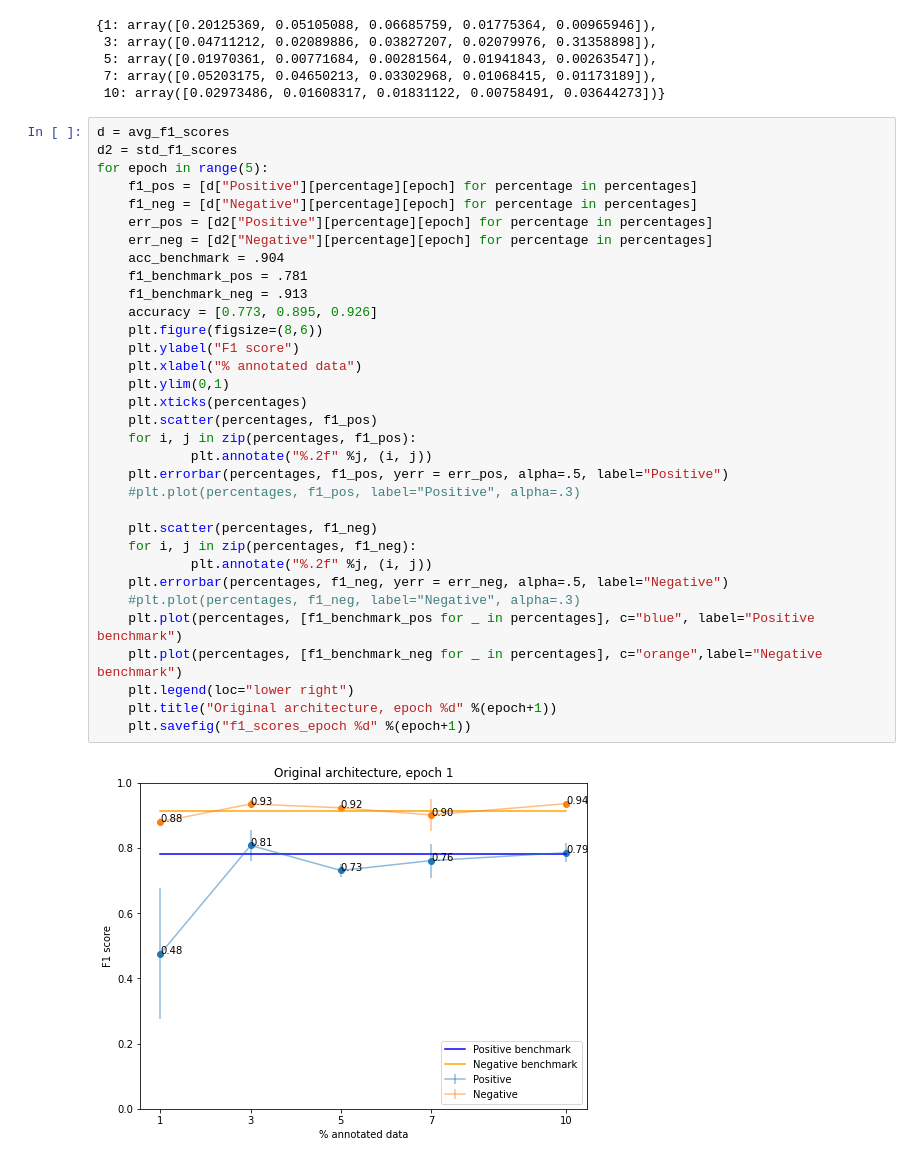
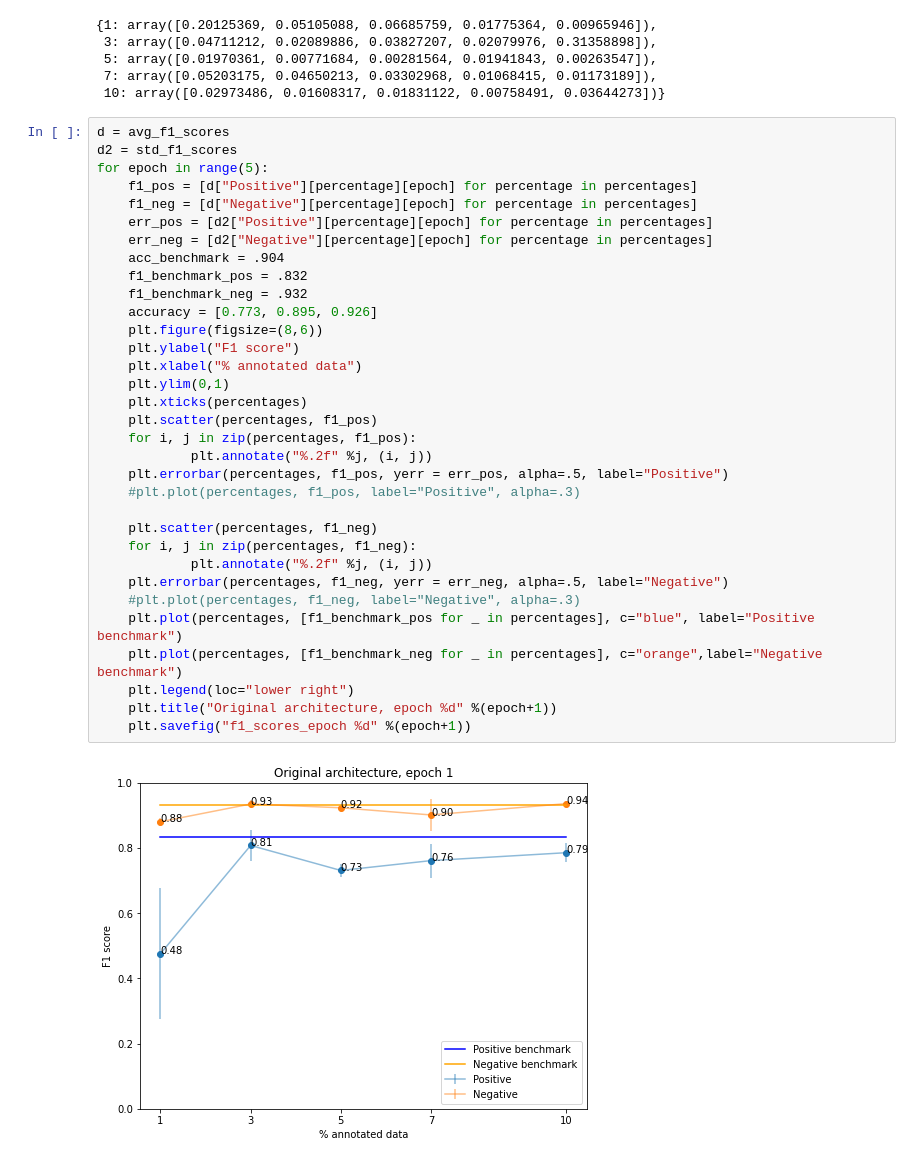
Before and after one commit to filippak/dd2430-sentiment-classification, a Jupyter notebook: plots/Final Plots (original architecture).ipynb, the cells around one changed output. Saved outputs shown, nothing was run; the diff lists cells and outputs as text.

```diff
--- a/plots/Final Plots (original architecture).ipynb
+++ b/plots/Final Plots (original architecture).ipynb
@@ -67,33 +67,33 @@ d = avg_f1_scores
 d2 = std_f1_scores
 for epoch in range(5):
     f1_pos = [d["Positive"][percentage][epoch] for percentage in percentages]
     f1_neg = [d["Negative"][percentage][epoch] for percentage in percentages]
     err_pos = [d2["Positive"][percentage][epoch] for percentage in percentages]
     err_neg = [d2["Negative"][percentage][epoch] for percentage in percentages]
     acc_benchmark = .904
-    f1_benchmark_pos = .781
-    f1_benchmark_neg = .913
+    f1_benchmark_pos = .832
+    f1_benchmark_neg = .932
     accuracy = [0.773, 0.895, 0.926]
     plt.figure(figsize=(8,6))
     plt.ylabel("F1 score")
     plt.xlabel("% annotated data")
     plt.ylim(0,1)
     plt.xticks(percentages)
     plt.scatter(percentages, f1_pos)
     for i, j in zip(percentages, f1_pos):
             plt.annotate("%.2f" %j, (i, j))
     plt.errorbar(percentages, f1_pos, yerr = err_pos, alpha=.5, label="Positive")
     #plt.plot(percentages, f1_pos, label="Positive", alpha=.3)
 
     plt.scatter(percentages, f1_neg)
     for i, j in zip(percentages, f1_neg):
             plt.annotate("%.2f" %j, (i, j))
     plt.errorbar(percentages, f1_neg, yerr = err_neg, alpha=.5, label="Negative")
     #plt.plot(percentages, f1_neg, label="Negative", alpha=.3)
     plt.plot(percentages, [f1_benchmark_pos for _ in percentages], c="blue", label="Positive benchmark")
     plt.plot(percentages, [f1_benchmark_neg for _ in percentages], c="orange",label="Negative benchmark")
     plt.legend(loc="lower right")
     plt.title("Original architecture, epoch %d" %(epoch+1))
     plt.savefig("f1_scores_epoch %d" %(epoch+1))
 # %% [output]
-[figure, old version]
+[figure, new version]
```
Also changed, not shown: parts of 1 cell of this notebook, 12 other files.
